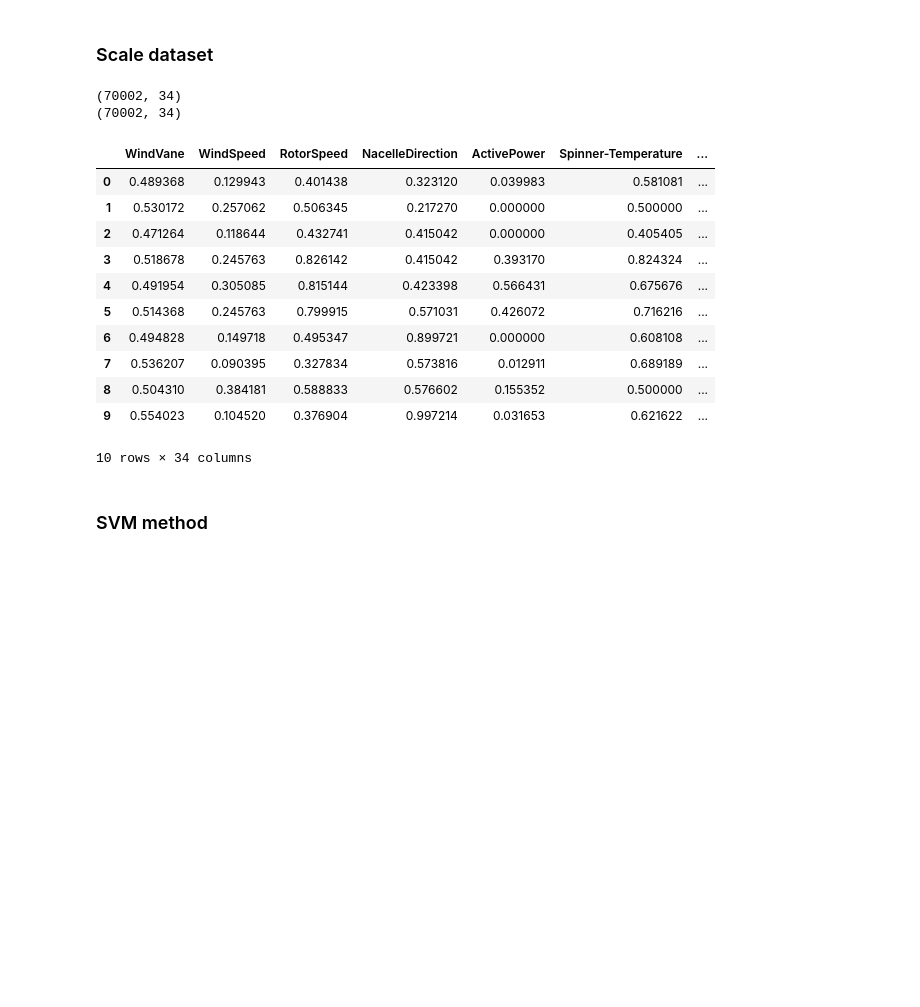
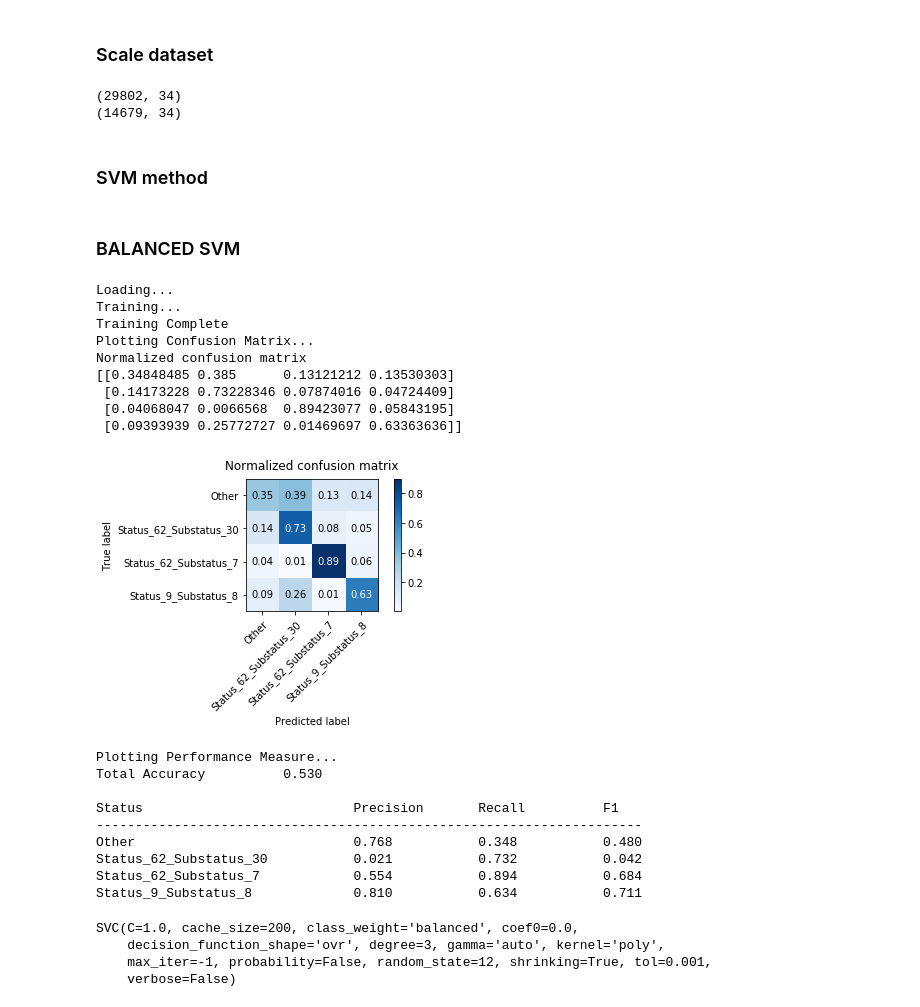
Before and after one commit to StianIsmar/project-thesis, a Jupyter notebook: TE/models/run_models.ipynb, the cells around one changed output. Saved outputs shown, nothing was run; the diff lists cells and outputs as text; code cells hidden in the pictures; blank space fills up the shorter version.

```diff
--- a/TE/models/run_models.ipynb
+++ b/TE/models/run_models.ipynb
@@ -118,41 +124,46 @@ rf
 # %% [markdown]
 ### Scale dataset
 # %%
+from sklearn.preprocessing import MinMaxScaler
+
 from sklearn import preprocessing
-
-print(X_train.shape)
 
 scaler  = MinMaxScaler()
 X_train_scaled = scaler.fit_transform(X_train)
 X_test_scaled = scaler.transform(X_test)
 print(X_train_scaled.shape)
+print(X_test_scaled.shape)
 # %% [output]
-(70002, 34)
-(70002, 34)
+(29802, 34)
+(14679, 34)
-# %%
-from sklearn.preprocessing import MinMaxScaler
-scaler = MinMaxScaler(copy=False)
-X_train_scaled = scaler.fit(X_train)
-X_train_scaled = X_train_scaled.transform(X_train)
-X_train = pd.DataFrame(X_train_scaled, columns=list(X))
-X_train.head(10)
-
-X_test_scaled = scaler.fit(X_test)
-X_test_scaled = X_test_scaled.transform(X_test)
-X_test_scaled = pd.DataFrame(X_test_scaled, columns=list(X))
-X_test_scaled.head(10)
-# %% [output]
-|  | WindVane | WindSpeed | RotorSpeed | NacelleDirection | ActivePower | Spinner-Temperature | ... |
-| 0 | 0.489368 | 0.129943 | 0.401438 | 0.323120 | 0.039983 | 0.581081 | ... |
-| 1 | 0.530172 | 0.257062 | 0.506345 | 0.217270 | 0.000000 | 0.500000 | ... |
-| 2 | 0.471264 | 0.118644 | 0.432741 | 0.415042 | 0.000000 | 0.405405 | ... |
-| 3 | 0.518678 | 0.245763 | 0.826142 | 0.415042 | 0.393170 | 0.824324 | ... |
-| 4 | 0.491954 | 0.305085 | 0.815144 | 0.423398 | 0.566431 | 0.675676 | ... |
-| 5 | 0.514368 | 0.245763 | 0.799915 | 0.571031 | 0.426072 | 0.716216 | ... |
-| 6 | 0.494828 | 0.149718 | 0.495347 | 0.899721 | 0.000000 | 0.608108 | ... |
-| 7 | 0.536207 | 0.090395 | 0.327834 | 0.573816 | 0.012911 | 0.689189 | ... |
-| 8 | 0.504310 | 0.384181 | 0.588833 | 0.576602 | 0.155352 | 0.500000 | ... |
-| 9 | 0.554023 | 0.104520 | 0.376904 | 0.997214 | 0.031653 | 0.621622 | ... |
-10 rows × 34 columns
 # %% [markdown]
 ### SVM method
+# %% [markdown]
+### BALANCED SVM
+# %%
+# Balanced
+svm_method.get_svm_model_balanced(X_train_scaled, X_test_scaled, y_train, y_test)
+# %% [output]
+Loading...
+Training...
+Training Complete
+Plotting Confusion Matrix...
+Normalized confusion matrix
+[[0.34848485 0.385      0.13121212 0.13530303]
+ [0.14173228 0.73228346 0.07874016 0.04724409]
+ [0.04068047 0.0066568  0.89423077 0.05843195]
+ [0.09393939 0.25772727 0.01469697 0.63363636]]
+[figure, added]
+Plotting Performance Measure...
+Total Accuracy          0.530
+
+Status                           Precision       Recall          F1
+----------------------------------------------------------------------
+Other                            0.768           0.348           0.480
+Status_62_Substatus_30           0.021           0.732           0.042
+Status_62_Substatus_7            0.554           0.894           0.684
+Status_9_Substatus_8             0.810           0.634           0.711
+SVC(C=1.0, cache_size=200, class_weight='balanced', coef0=0.0,
+    decision_function_shape='ovr', degree=3, gamma='auto', kernel='poly',
+    max_iter=-1, probability=False, random_state=12, shrinking=True, tol=0.001,
+    verbose=False)
```
Also changed, not shown: parts of 19 cells of this notebook, 2 other files.
